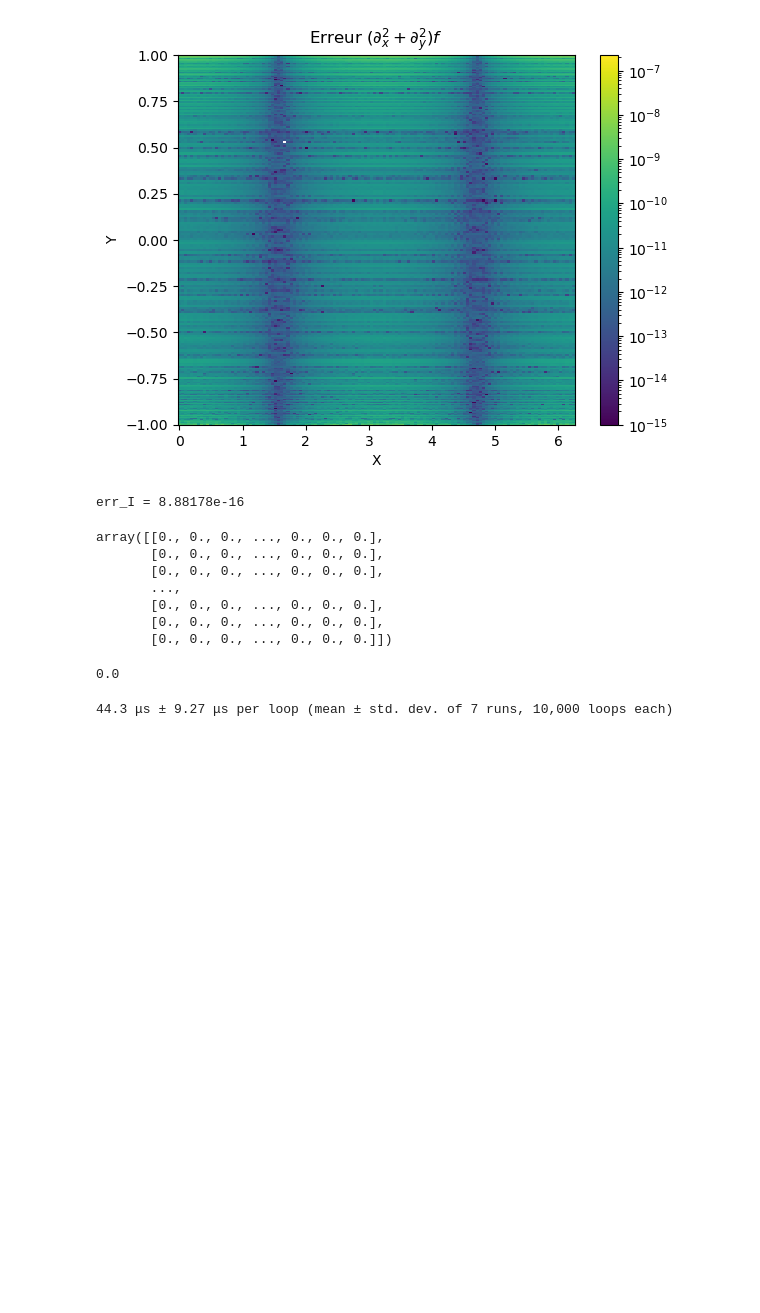
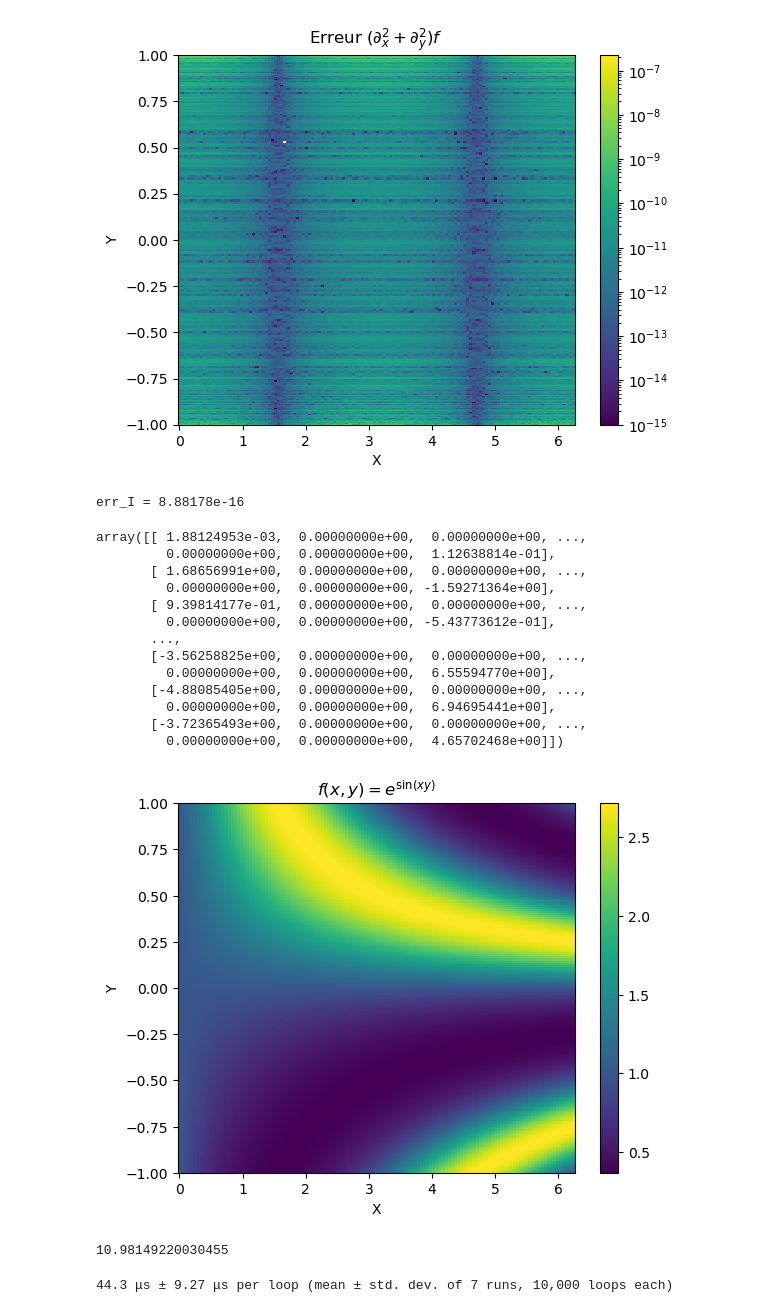
Before and after one commit to personne30003/pyTQG, a Jupyter notebook: Tests_notebooks/Grid_State_test.ipynb, the cells around one changed output. Drawn from its saved outputs; the diff is of its cells as text; code cells hidden in the pictures; blank space fills up the shorter version.

```diff
--- a/Tests_notebooks/Grid_State_test.ipynb
+++ b/Tests_notebooks/Grid_State_test.ipynb
@@ -150,20 +150,31 @@ print(f"err_I = {err_I:.5e}")
 # %% [output]
 err_I = 8.88178e-16
 # %%
-Jac_F = Grd.jacobien(fp_x_num, fp_x_num, BC_B = False)
+f_exp = np.exp(np.sin(Grd.X*Grd.Y))
+Jac_F = Grd.jacobien(f_exp, f_exp, BC_B = True)
 Jac_F
 # %% [output]
-array([[0., 0., 0., ..., 0., 0., 0.],
-       [0., 0., 0., ..., 0., 0., 0.],
-       [0., 0., 0., ..., 0., 0., 0.],
+array([[ 1.88124953e-03,  0.00000000e+00,  0.00000000e+00, ...,
+         0.00000000e+00,  0.00000000e+00,  1.12638814e-01],
+       [ 1.68656991e+00,  0.00000000e+00,  0.00000000e+00, ...,
+         0.00000000e+00,  0.00000000e+00, -1.59271364e+00],
+       [ 9.39814177e-01,  0.00000000e+00,  0.00000000e+00, ...,
+         0.00000000e+00,  0.00000000e+00, -5.43773612e-01],
        ...,
-       [0., 0., 0., ..., 0., 0., 0.],
-       [0., 0., 0., ..., 0., 0., 0.],
-       [0., 0., 0., ..., 0., 0., 0.]])
+       [-3.56258825e+00,  0.00000000e+00,  0.00000000e+00, ...,
+         0.00000000e+00,  0.00000000e+00,  6.55594770e+00],
+       [-4.88085405e+00,  0.00000000e+00,  0.00000000e+00, ...,
+         0.00000000e+00,  0.00000000e+00,  6.94695441e+00],
+       [-3.72365493e+00,  0.00000000e+00,  0.00000000e+00, ...,
+         0.00000000e+00,  0.00000000e+00,  4.65702468e+00]])
+# %%
+plot_err(f_exp,title = r"$f(x, y) = e^{\sin(xy)}$", lognorm = False)
+# %% [output]
+[figure, added]
 # %%
 Jac_F.max()
 # %% [output]
-0.0
+10.98149220030455
 # %%
 %timeit Grd.integrate_all_domain(f_ana)
 # %% [output]
```
Also changed, not shown: parts of 6 cells of this notebook, 7 other files.
